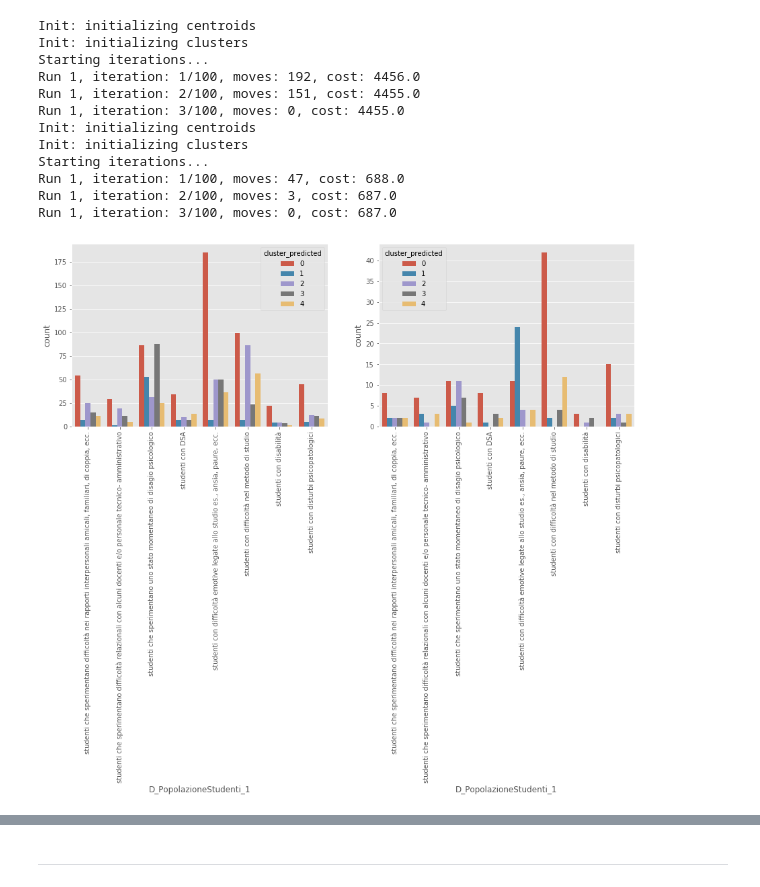
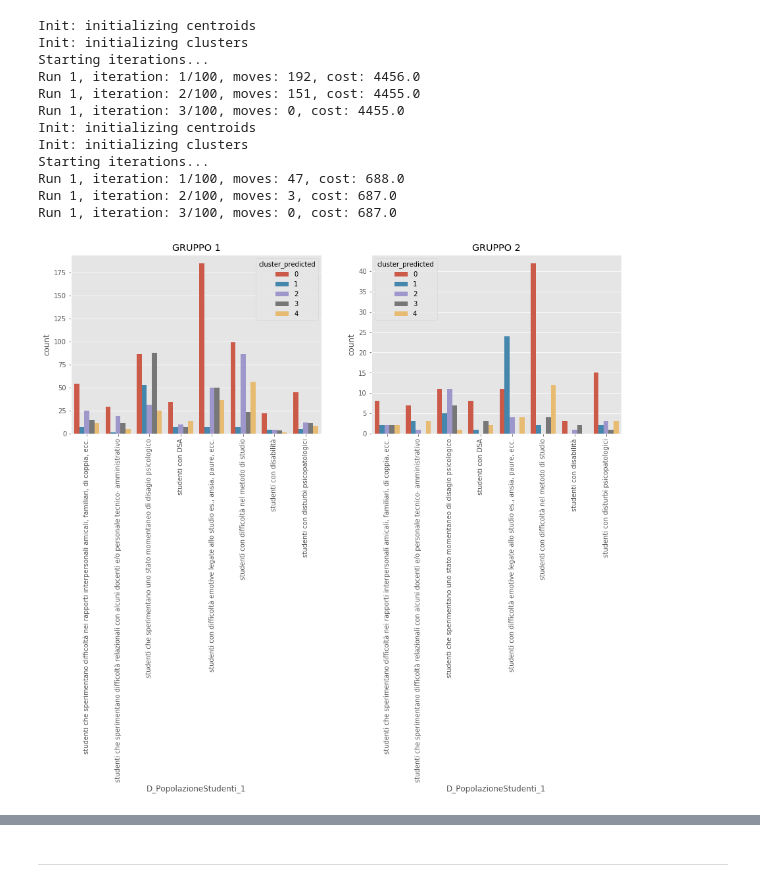
Before and after one commit to domdiac/FORPSICOM, a Jupyter notebook: K Means - 5 cluster.ipynb, the cells around one changed output, grey strips where cells are left out. Cells and saved outputs as stored; diff of their text form; code cells hidden in the pictures.

```diff
--- a/K Means - 5 cluster.ipynb
+++ b/K Means - 5 cluster.ipynb
@@ -257,15 +257,18 @@ combinedDf2 = combinedDf2.drop(['index', 'level_0'], axis = 1)
 # %%
 f, axs = plt.subplots(1,2,figsize = (15,5))
 
 a = sns.countplot(x=combinedDf1['D_PopolazioneStudenti_1'],hue=combinedDf1['cluster_predicted'], ax=axs[0])
 b = sns.countplot(x=combinedDf2['D_PopolazioneStudenti_1'],hue=combinedDf2['cluster_predicted'], ax=axs[1])
 
+a.set_title("GRUPPO 1")
+b.set_title("GRUPPO 2")
+
 a.set_xticklabels(a.get_xticklabels(), rotation=90)
 b.set_xticklabels(b.get_xticklabels(), rotation=90)
 
 plt.show()
 # %% [output]
-[figure, old version]
+[figure, new version]
 # %%
 f, axs = plt.subplots(2,2,figsize = (15,15))
 
```
Also changed, not shown: parts of 14 cells of this notebook.
